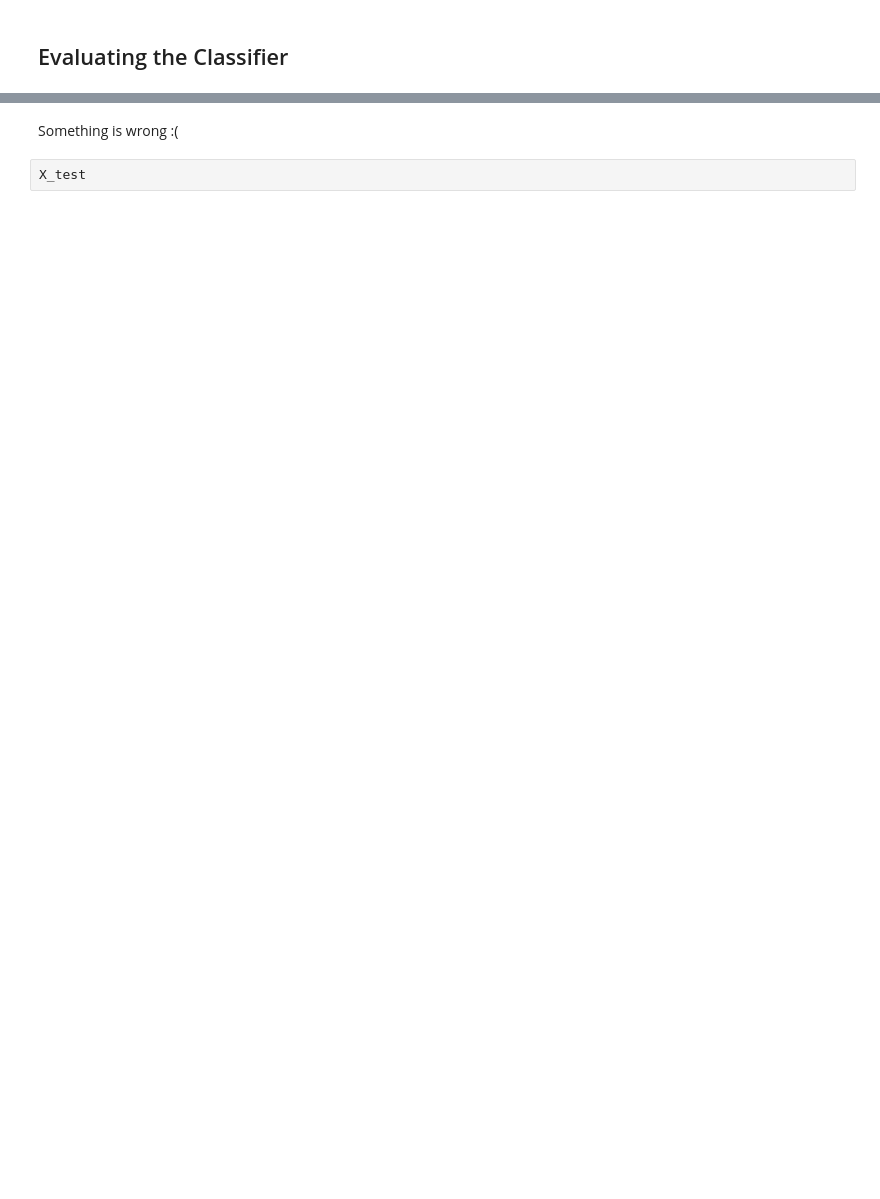
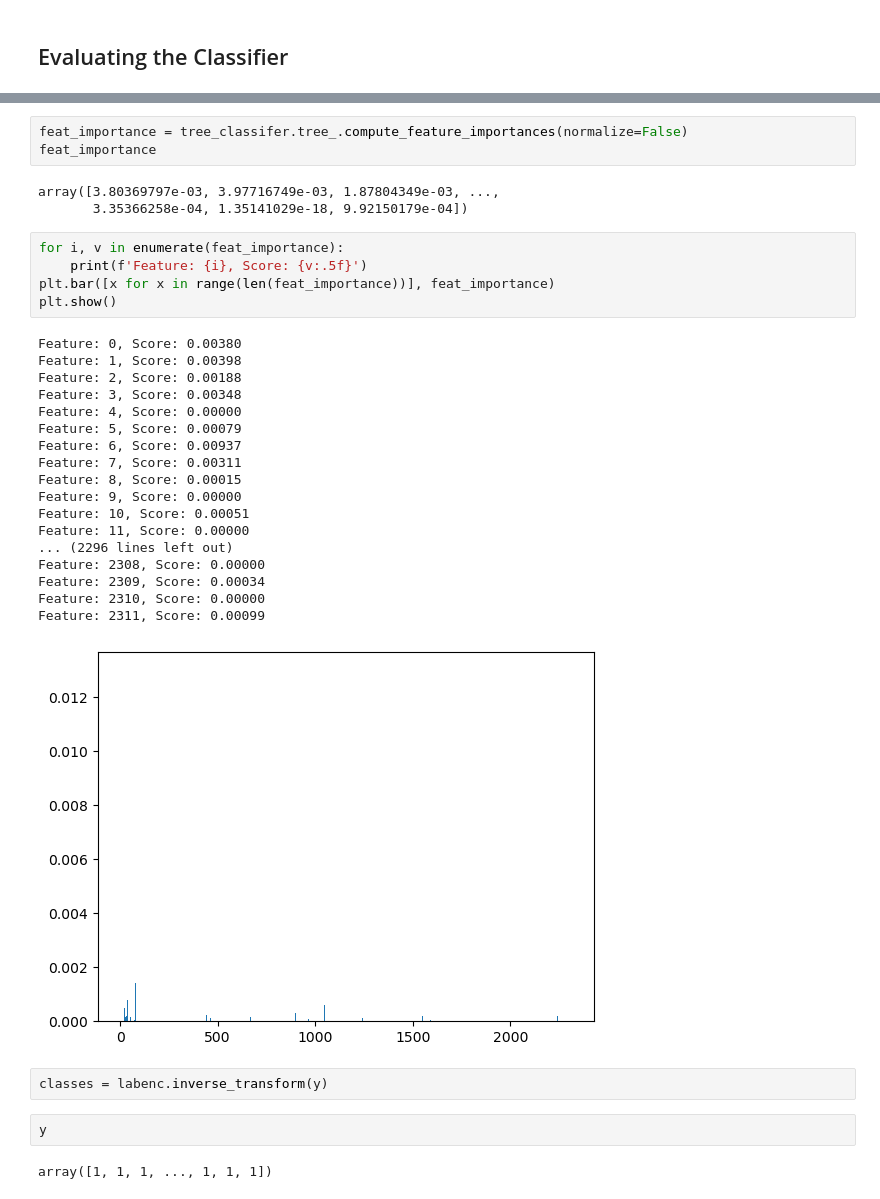
Before and after one commit to sabrinasayed99/Diabetes_Classifier_Project, a Jupyter notebook: Baseline_Model.ipynb, the cells around one changed output, grey strips where cells are left out. Cells and saved outputs as stored; diff of their text form; blank space fills up the shorter version.

```diff
--- a/Baseline_Model.ipynb
+++ b/Baseline_Model.ipynb
@@ -240,4 +296,36 @@ precision_score(y_test,y_pred)
-# %% [markdown]
-Something is wrong :(
-# %%
-X_test
+# %%
+feat_importance = tree_classifer.tree_.compute_feature_importances(normalize=False)
+feat_importance
+# %% [output]
+array([3.80369797e-03, 3.97716749e-03, 1.87804349e-03, ...,
+       3.35366258e-04, 1.35141029e-18, 9.92150179e-04])
+# %%
+for i, v in enumerate(feat_importance):
+    print(f'Feature: {i}, Score: {v:.5f}')
+plt.bar([x for x in range(len(feat_importance))], feat_importance)
+plt.show()
+# %% [output]
+Feature: 0, Score: 0.00380
+Feature: 1, Score: 0.00398
+Feature: 2, Score: 0.00188
+Feature: 3, Score: 0.00348
+Feature: 4, Score: 0.00000
+Feature: 5, Score: 0.00079
+Feature: 6, Score: 0.00937
+Feature: 7, Score: 0.00311
+Feature: 8, Score: 0.00015
+Feature: 9, Score: 0.00000
+Feature: 10, Score: 0.00051
+Feature: 11, Score: 0.00000
+... (2296 lines left out)
+Feature: 2308, Score: 0.00000
+Feature: 2309, Score: 0.00034
+Feature: 2310, Score: 0.00000
+Feature: 2311, Score: 0.00099
+[figure, added]
+# %%
+classes = labenc.inverse_transform(y)
+# %%
+y
+# %% [output]
+array([1, 1, 1, ..., 1, 1, 1])
```
Also changed, not shown: parts of 51 cells of this notebook, 3 other files.
